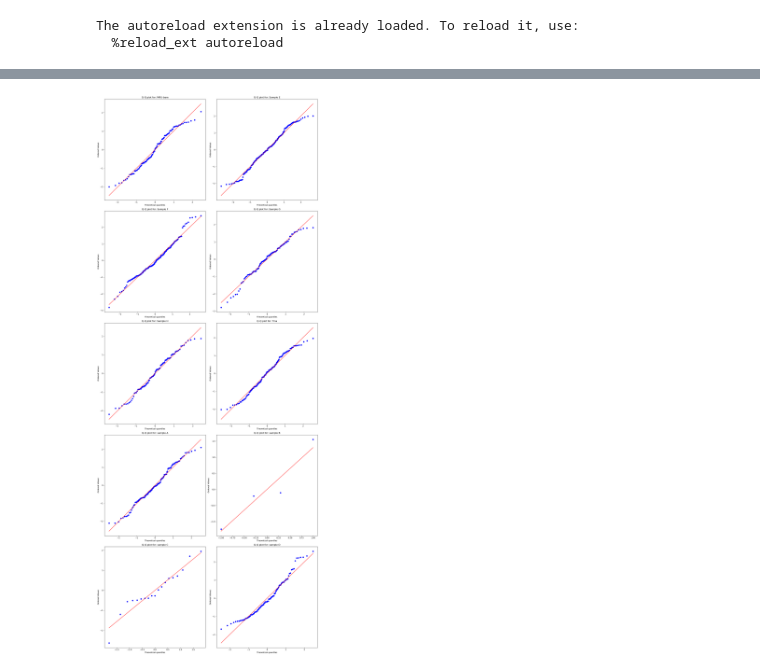
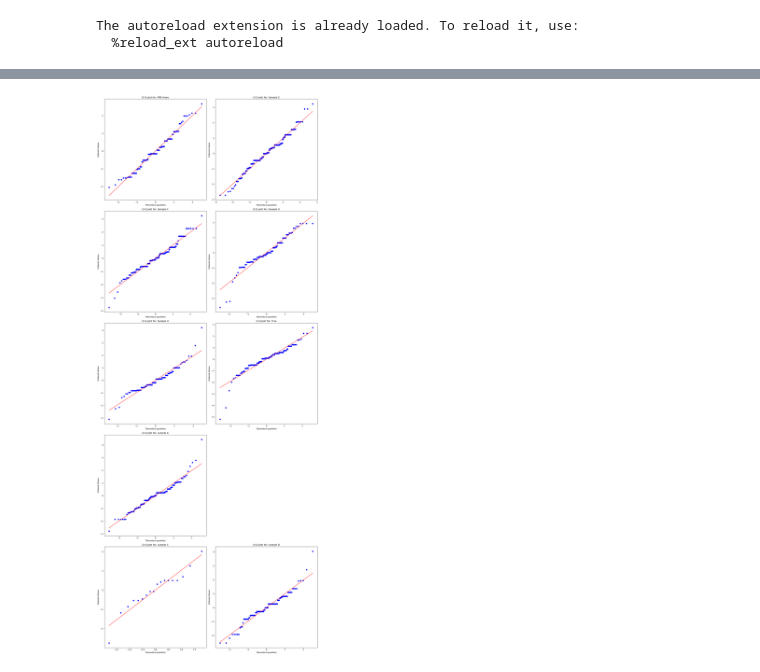
Before and after one commit to biolographer/NanoparticlesSAM, a Jupyter notebook: particle_analysis.ipynb, the cells around one changed output, grey strips where cells are left out. Cells and saved outputs as stored; diff of their text form; code cells hidden in the pictures.

```diff
--- a/particle_analysis.ipynb
+++ b/particle_analysis.ipynb
@@ -38,3 +40,6 @@ sns.histplot(data=df, x='nm_feret_radius', hue='experiment')
 exclusion_list = df[df.nm_feret_radius > 250].img_name.unique().tolist() + ['H-7']
 # %%
 df_filtered = df[~df['img_name'].isin(exclusion_list)]
+# %%
+df_filtered['nm_per_pixel'] = df_filtered.nm_estimated_radius / df_filtered.estimated_radius
+df_filtered['hough_radius'] = df_filtered.apply(lambda x: get_hough_radius(x['smooth_mask'], 90, 130, x['nm_per_pixel'], True), axis=1)
@@ -64,7 +64,7 @@ Name: hough_radius, Length: 1158, dtype: object
 # %%
-experiment_df = df_filtered.dropna(axis=0).reset_index().pivot(columns='experiment', values='hough_radius')
+experiment_df = df_filtered.reset_index().pivot(columns='experiment', values='hough_radius')
 experiment_df = experiment_df.apply(lambda x: pd.Series(x.dropna().values))
-experiment_df = remove_outliers_df(experiment_df)
+#experiment_df = remove_outliers_df(experiment_df)
 experiment_df.head()
 # %% [output]
 | experiment | MRU-bare | Sample E | Sample F | Sample G | Sample H | Tina | sample A | sample B | sample C | sample D |
@@ -90,4 +90,4 @@ analyze_samples(experiment_df, 'MRU-bare', alpha=0.02)
 # %%
-plot_quantiles2(experiment_df)
+plot_quantiles(experiment_df)
 # %% [output]
-[figure, old version]
+[figure, new version]
```
Also changed, not shown: parts of 16 cells of this notebook, 1 other file.
